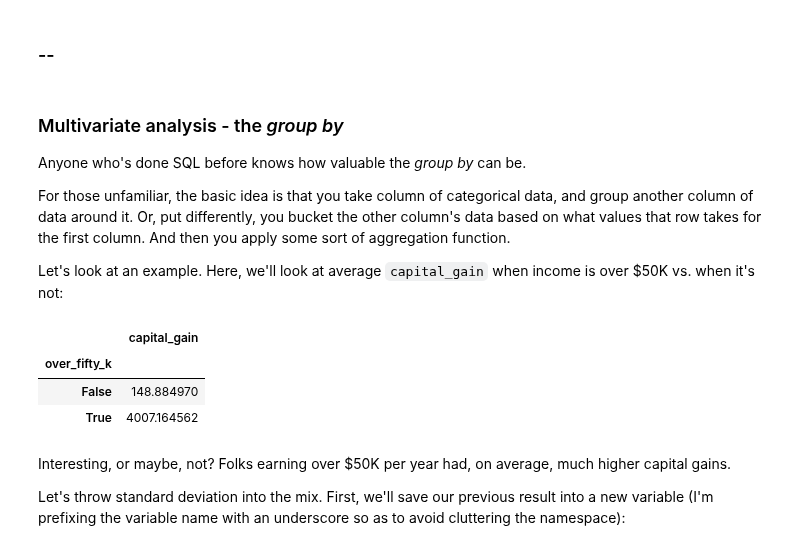
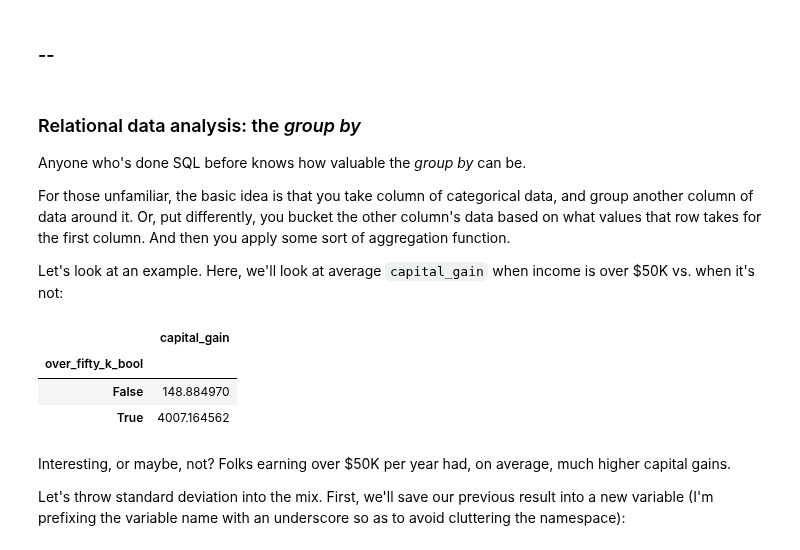
Before and after one commit to lermana/python_fundamentals, a Jupyter notebook: data_science/data_science.ipynb, the cells around one changed output. Saved outputs shown, nothing was run; the diff lists cells and outputs as text; code cells hidden in the pictures.

```diff
--- a/data_science/data_science.ipynb
+++ b/data_science/data_science.ipynb
@@ -192,6 +203,6 @@ table.loc[32561, "age"]
 # %% [markdown]
 Nothing - so let's drop. Note that dropping missing data is, generally speaking a bad idea. In this case, we have exactly _one_ out of over 30K+ rows that's missing, so, fine to just drop it. See more on the subject [here](http://www.stat.columbia.edu/~gelman/arm/missing.pdf).
 # %%
-table = table.drop(32561)
+table = table.dropna()
 # %% [markdown]
 Now, let's check for duplicates:
@@ -271,0 +393,2 @@ Check this across _all_ of our `numeric_cols`, through leveraging _iteration_. B
+# %%
+table[numeric_cols] = table[numeric_cols].astype(int)
@@ -271,0 +405,2 @@ Check this across _all_ of our `numeric_cols`, through leveraging _iteration_. B
+# %%
+table.loc[:, numeric_cols] = table.loc[:, numeric_cols].astype(int)
@@ -443,7 +684,7 @@ Next, create a new column, `capital_gain_net`, that combines the values in `capi
 # %% [markdown]
 ### --
 # %% [markdown]
-### Multivariate analysis - the _group by_
+### Relational data analysis: the _group by_
 
 Anyone who's done SQL before knows how valuable the _group by_ can be.
 
@@ -451,12 +692,12 @@ For those unfamiliar, the basic idea is that you take column of categorical data
 
 Let's look at an example. Here, we'll look at average `capital_gain` when income is over $50K vs. when it's not:
 # %%
-table[["over_fifty_k", "capital_gain"]
-     ].groupby("over_fifty_k"
+table[["over_fifty_k_bool", "capital_gain"]
+      ].groupby("over_fifty_k_bool"
       ).mean()
 # %% [output]
 |  | capital_gain |
-| over_fifty_k |  |
+| over_fifty_k_bool |  |
 | False | 148.884970 |
 | True | 4007.164562 |
 # %% [markdown]
```
Also changed, not shown: parts of 180 cells of this notebook.
